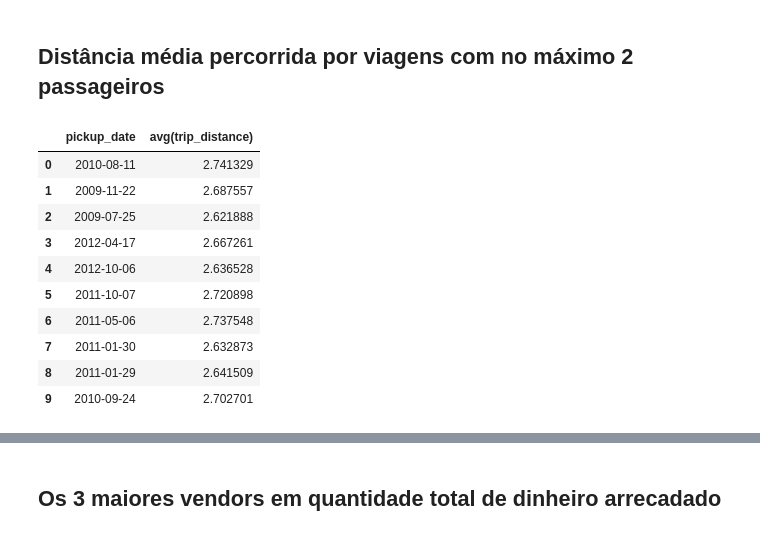
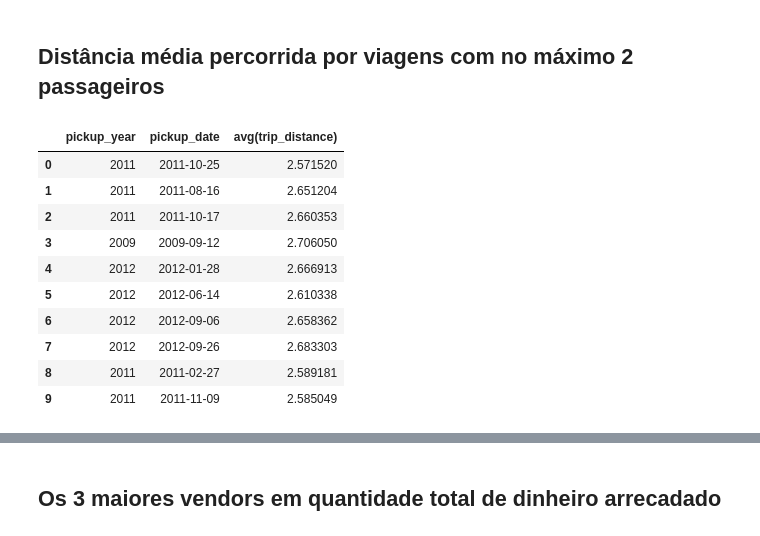
Before and after one commit to gabfr/data-engineering-nanodegree, a Jupyter notebook: explorations/nyc-taxi-challenge.ipynb, the cells around one changed output, grey strips where cells are left out. Saved outputs shown, nothing was run; the diff lists cells and outputs as text; code cells hidden in the pictures.

```diff
--- a/explorations/nyc-taxi-challenge.ipynb
+++ b/explorations/nyc-taxi-challenge.ipynb
@@ -113,28 +113,30 @@ Queremos que, a partir dos dados disponibilizados, você responda, de preferê
 # %%
 from pyspark.sql.functions import (col, to_timestamp, to_date)
 from pyspark.sql import Window
 
 avg_distance = (
     trips_df.filter(col('passenger_count') <= 2)
         .withColumn('pickup_datetime_ts', to_timestamp(col('pickup_datetime'), "yyyy-MM-dd'T'HH:mm:ss"))
         .withColumn('pickup_date', to_date(col('pickup_datetime_ts'), 'yyyy-MM-dd'))
+        .withColumn('pickup_year', date_format(col('pickup_date'), 'yyyy'))
         .select(
+            col('pickup_year'),
             col('pickup_date'),
             col('trip_distance')
         )
-        .groupBy('pickup_date')
+        .groupBy('pickup_year', 'pickup_date')
         .avg()
 )
 avg_distance.limit(10).toPandas()
 # %% [output]
-|  | pickup_date | avg(trip_distance) |
-| 0 | 2010-08-11 | 2.741329 |
-| 1 | 2009-11-22 | 2.687557 |
-| 2 | 2009-07-25 | 2.621888 |
-| 3 | 2012-04-17 | 2.667261 |
-| 4 | 2012-10-06 | 2.636528 |
-| 5 | 2011-10-07 | 2.720898 |
-| 6 | 2011-05-06 | 2.737548 |
-| 7 | 2011-01-30 | 2.632873 |
-| 8 | 2011-01-29 | 2.641509 |
-| 9 | 2010-09-24 | 2.702701 |
+|  | pickup_year | pickup_date | avg(trip_distance) |
+| 0 | 2011 | 2011-10-25 | 2.571520 |
+| 1 | 2011 | 2011-08-16 | 2.651204 |
+| 2 | 2011 | 2011-10-17 | 2.660353 |
+| 3 | 2009 | 2009-09-12 | 2.706050 |
+| 4 | 2012 | 2012-01-28 | 2.666913 |
+| 5 | 2012 | 2012-06-14 | 2.610338 |
+| 6 | 2012 | 2012-09-06 | 2.658362 |
+| 7 | 2012 | 2012-09-26 | 2.683303 |
+| 8 | 2011 | 2011-02-27 | 2.589181 |
+| 9 | 2011 | 2011-11-09 | 2.585049 |
```
Also changed, not shown: parts of 6 cells of this notebook.
